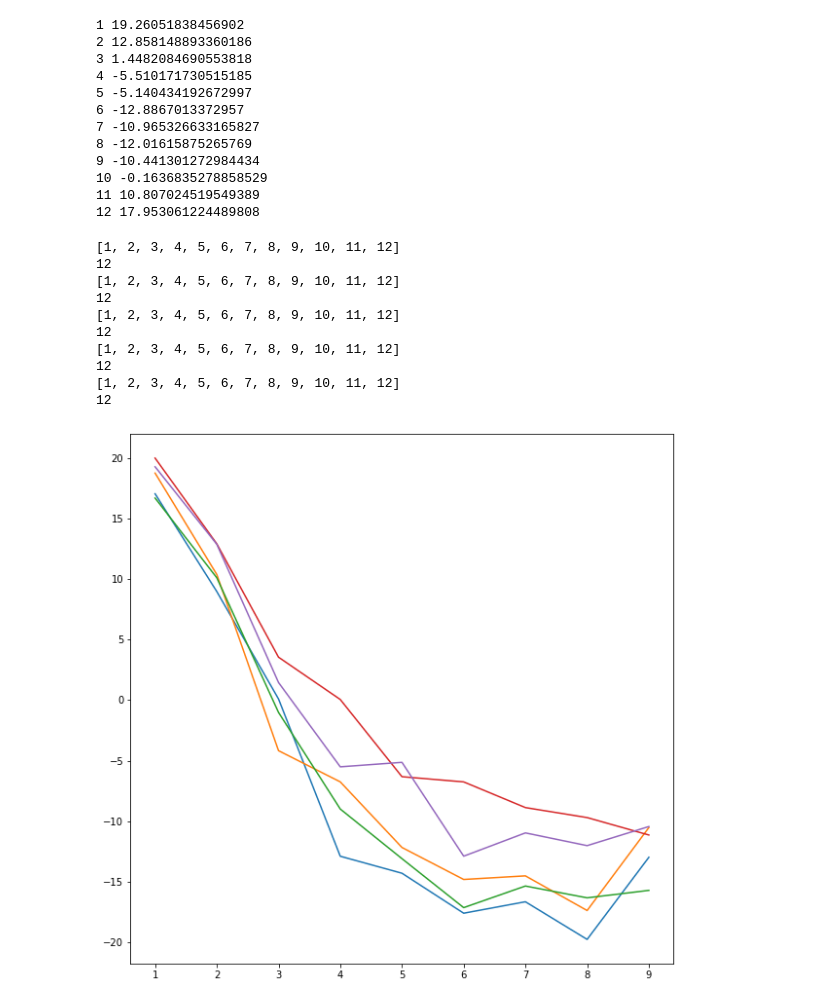
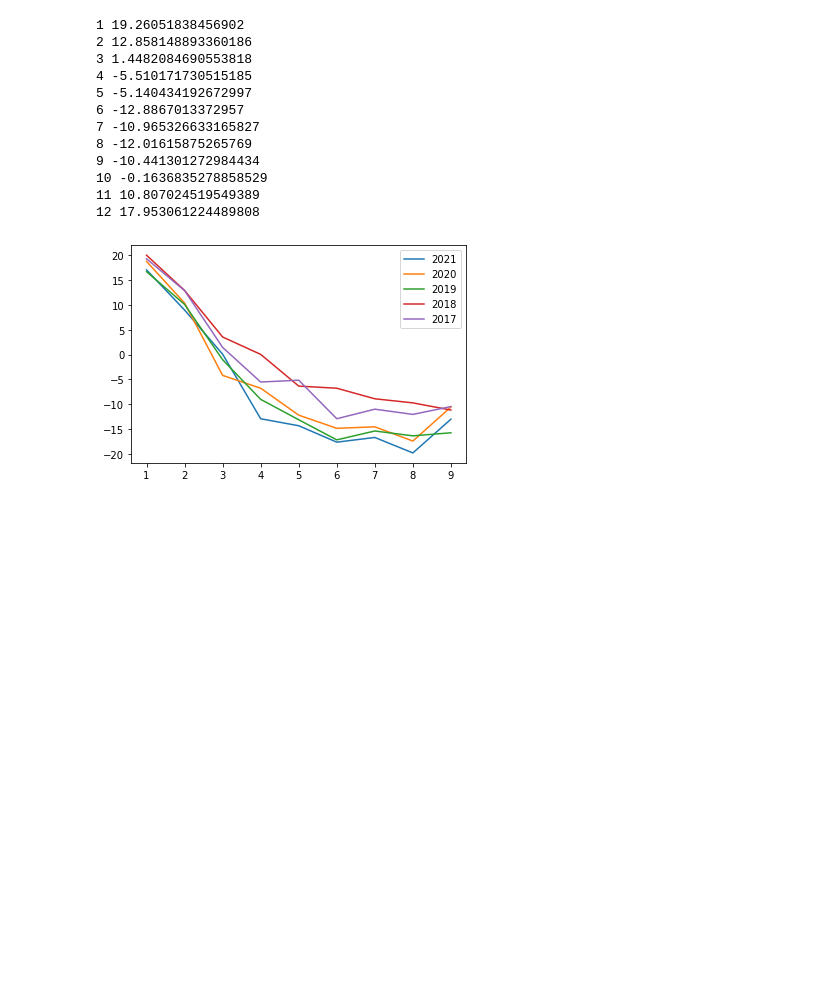
Before and after one commit to glentner/AITP2022-DS-Challenge, a Jupyter notebook: code/AITAP_Antarctica.ipynb, the cells around one changed output. Cells and saved outputs as stored; diff of their text form; code cells hidden in the pictures; blank space fills up the shorter version.

```diff
--- a/code/AITAP_Antarctica.ipynb
+++ b/code/AITAP_Antarctica.ipynb
@@ -242,15 +244,13 @@ df_19 = ant_df.loc[ant_df['DATE'].str.contains("2019")]
 df_18 = ant_df.loc[ant_df['DATE'].str.contains("2018")]
 df_17 = ant_df.loc[ant_df['DATE'].str.contains("2017")]
 # %%
-def plot_temp(d):
+def plot_temp(d, year):
     months = list(d.keys())
-    print(months)
     temps = []
     for ele in months:
         temps.append(d[ele])
-    print(len(temps))
-    plt.xticks([1,2,3,4,5,6,7,8,9,10,11,12])
-    plt.plot(months, temps)
+    plt.plot(months, temps, label = year)
+    plt.legend(loc = "upper right")
 # %%
 temp_dict_21 = {}
 
@@ -362,24 +362,13 @@ for i in range (10,13):
 11 10.807024519549389
 12 17.953061224489808
 # %%
-figure(figsize=(10,10))
-plot_temp(temp_dict_21)
-plot_temp(temp_dict_20)
-plot_temp(temp_dict_19)
-plot_temp(temp_dict_18)
-plot_temp(temp_dict_17)
+plot_temp(temp_dict_21, "2021")
+plot_temp(temp_dict_20, "2020")
+plot_temp(temp_dict_19, "2019")
+plot_temp(temp_dict_18, "2018")
+plot_temp(temp_dict_17, "2017")
 # %% [output]
-[1, 2, 3, 4, 5, 6, 7, 8, 9, 10, 11, 12]
-12
-[1, 2, 3, 4, 5, 6, 7, 8, 9, 10, 11, 12]
-12
-[1, 2, 3, 4, 5, 6, 7, 8, 9, 10, 11, 12]
-12
-[1, 2, 3, 4, 5, 6, 7, 8, 9, 10, 11, 12]
-12
-[1, 2, 3, 4, 5, 6, 7, 8, 9, 10, 11, 12]
-12
-[figure, old version]
+[figure, new version]
 # %%
 #check for the 999 columns
 # %%
```
Also changed, not shown: parts of 2 cells of this notebook.
